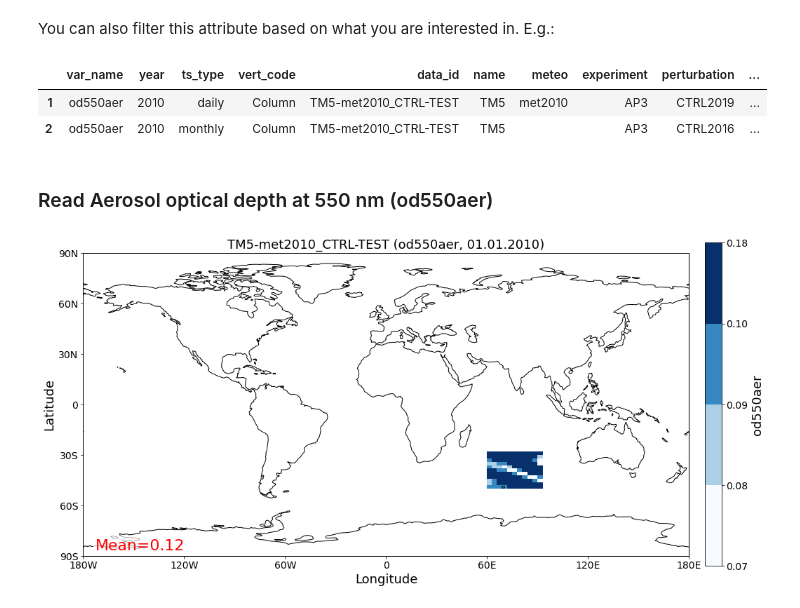
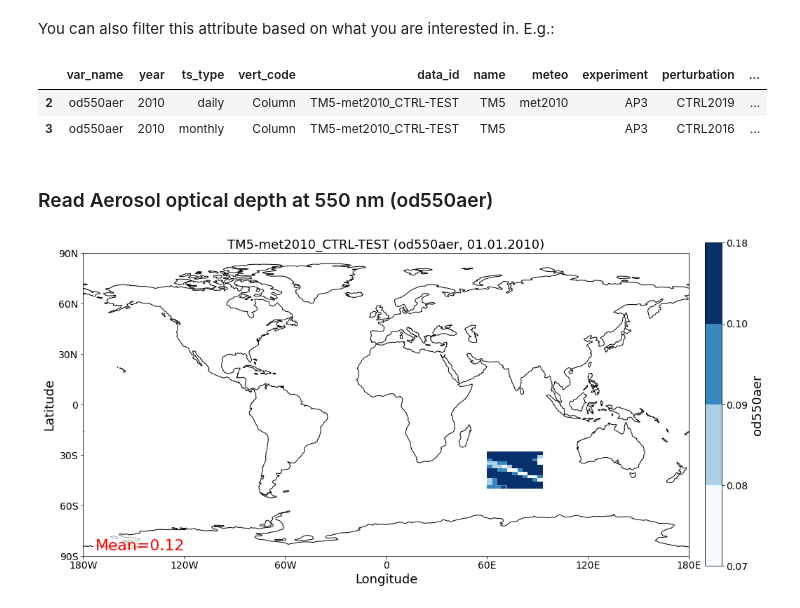
Before and after one commit to metno/pyaerocom-tutorials, a Jupyter notebook: getting_started_analysis.ipynb, the cells around one changed output. Drawn from its saved outputs; the diff is of its cells as text; code cells hidden in the pictures.

```diff
--- a/getting_started_analysis.ipynb
+++ b/getting_started_analysis.ipynb
@@ -92,11 +142,12 @@ reader.file_info
 # %% [markdown]
 You can also filter this attribute based on what you are interested in. E.g.:
 # %%
-reader.filter_files(var_name='od550aer')
+files = reader.filter_files(var_name='od550aer')
+files
 # %% [output]
 |  | var_name | year | ts_type | vert_code | data_id | name | meteo | experiment | perturbation | ... |
-| 1 | od550aer | 2010 | daily | Column | TM5-met2010_CTRL-TEST | TM5 | met2010 | AP3 | CTRL2019 | ... |
-| 2 | od550aer | 2010 | monthly | Column | TM5-met2010_CTRL-TEST | TM5 |  | AP3 | CTRL2016 | ... |
+| 2 | od550aer | 2010 | daily | Column | TM5-met2010_CTRL-TEST | TM5 | met2010 | AP3 | CTRL2019 | ... |
+| 3 | od550aer | 2010 | monthly | Column | TM5-met2010_CTRL-TEST | TM5 |  | AP3 | CTRL2016 | ... |
 # %% [markdown]
 ### Read Aerosol optical depth at 550 nm (od550aer)
 # %%
```
Also changed, not shown: parts of 41 cells of this notebook, 5 other files.
